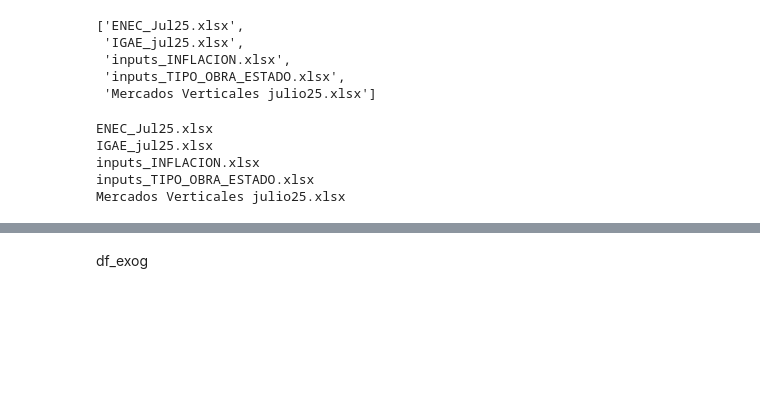
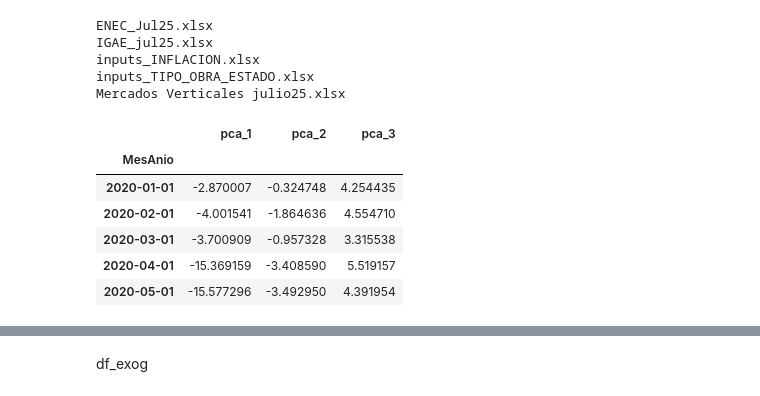
Before and after one commit to adojedar/demanda2, a Jupyter notebook: Pronostico_test.ipynb, the cells around one changed output, grey strips where cells are left out. Saved outputs shown, nothing was run; the diff lists cells and outputs as text; code cells hidden in the pictures; blank space fills up the shorter version.

```diff
--- a/Pronostico_test.ipynb
+++ b/Pronostico_test.ipynb
@@ -1,16 +1,43 @@
-# %%
-os.listdir(path)
-# %% [output]
-['ENEC_Jul25.xlsx',
- 'IGAE_jul25.xlsx',
- 'inputs_INFLACION.xlsx',
- 'inputs_TIPO_OBRA_ESTADO.xlsx',
- 'Mercados Verticales julio25.xlsx']
 # %%
+import warnings
+warnings.filterwarnings('ignore')
 import os
+import itertools
+import numpy as np
 import pandas as pd
-from functools import reduce
+from sklearn.preprocessing import StandardScaler
+from sklearn.decomposition import PCA
+from google.cloud import bigquery
+from google.oauth2 import service_account
+from datetime import datetime
+from dateutil.relativedelta import relativedelta
+from functions import *
+from constants import *
+
+
+x13_path = r"C:\Users\adojeda\Downloads\x13as\x13as_ascii"
+
+#--------------------------------------------------------------------------------#
+#--------------------------------------------------------------------------------#
+#--------------------------------------------------------------------------------#
+#--------------------------------------------------------------------------------#
+
+pd.set_option('display.max_columns', None)
+
+#--------------------------------------------------------------------------------#
+#--------------------------------------------------------------------------------#
+#--------------------------------------------------------------------------------#
+#--------------------------------------------------------------------------------#
+
+def scaled_pca(X, n = 3):
+    scaler = StandardScaler().set_output(transform="pandas")
+    scaled_X = scaler.fit_transform(X)
+    X_scaled_pca = PCA(n_components=n).fit_transform(scaled_X)
+    X_scaled_pca = pd.DataFrame(X_scaled_pca, columns= ["pca_" + str(i+1) for i in range(n)], index = X.index)
+    return X_scaled_pca
+
 path = "..\\..\\bd\\EXOGENAS_MIDAS"
+
 os.listdir(path)
 
 config_file = {
@@ -21,33 +48,42 @@ config_file = {
     #"inputs_TIPO_OBRAXESTADO.xlsx": {"header":[0,1], "index_col" : 0,  "usecols": None}, # ("Tipo de Obra", "Periodos")},
     "inputs_TIPO_OBRA_ESTADO.xlsx": {"header":[0,1], "index_col" : 0,  "usecols": None, "sheet_name": "Original"}# ("Tipo de Obra", "Periodos")},
     }
 
 exog = []
 for file_ in os.listdir(path):
 
     print(file_)
     path_file = path + "\\" + file_
     df = pd.read_excel(path_file, header =  config_file[file_]["header"], index_col= config_file[file_]["index_col"] , usecols=  config_file[file_]["usecols"], sheet_name=config_file[file_]["sheet_name"] )
     df.index = df.index.astype(str).str[:7]
     df.index = pd.to_datetime(df.index.str[:7], format = "%Y/%m", errors="coerce")
     if "TIPO_OBRA" in file_:
         df.columns = df.columns.to_flat_index()
         df.index.name = "Periodos"
 
     exog.append(df)
 
 df_exog = exog[0]
 for right in exog[1:]:
     df_exog = df_exog.merge(right, left_index=True, right_index=True, how='left', validate= "1:1")
-df_exog.index.name = "Periodo"
-
+df_exog.index.name = "MesAnio"
 
 df_exog = df_exog.loc[df_exog.index >="2020-01-01"]
 df_exog = df_exog.loc[df_exog.index <"2026-01-01"]
-df_exog = df_exog.loc[:, df_exog.isna().sum( ) ==  0]
+df_exog = df_exog.loc[:, df_exog.isna().sum() ==  0]
+
+pca_exog = scaled_pca(df_exog, n = 3)
+pca_exog.head()
 # %% [output]
 ENEC_Jul25.xlsx
 IGAE_jul25.xlsx
 inputs_INFLACION.xlsx
 inputs_TIPO_OBRA_ESTADO.xlsx
 Mercados Verticales julio25.xlsx
+|  | pca_1 | pca_2 | pca_3 |
+| MesAnio |  |  |  |
+| 2020-01-01 | -2.870007 | -0.324748 | 4.254435 |
+| 2020-02-01 | -4.001541 | -1.864636 | 4.554710 |
+| 2020-03-01 | -3.700909 | -0.957328 | 3.315538 |
+| 2020-04-01 | -15.369159 | -3.408590 | 5.519157 |
+| 2020-05-01 | -15.577296 | -3.492950 | 4.391954 |
```
Also changed, not shown: parts of 16 cells of this notebook.
